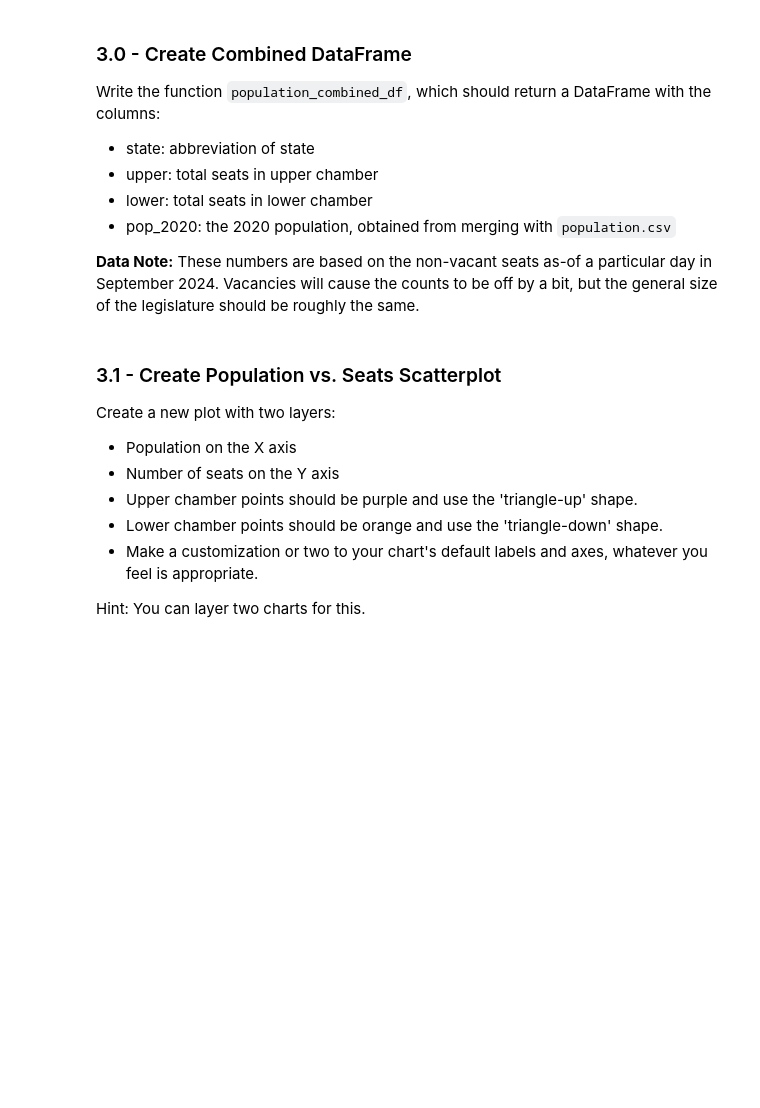
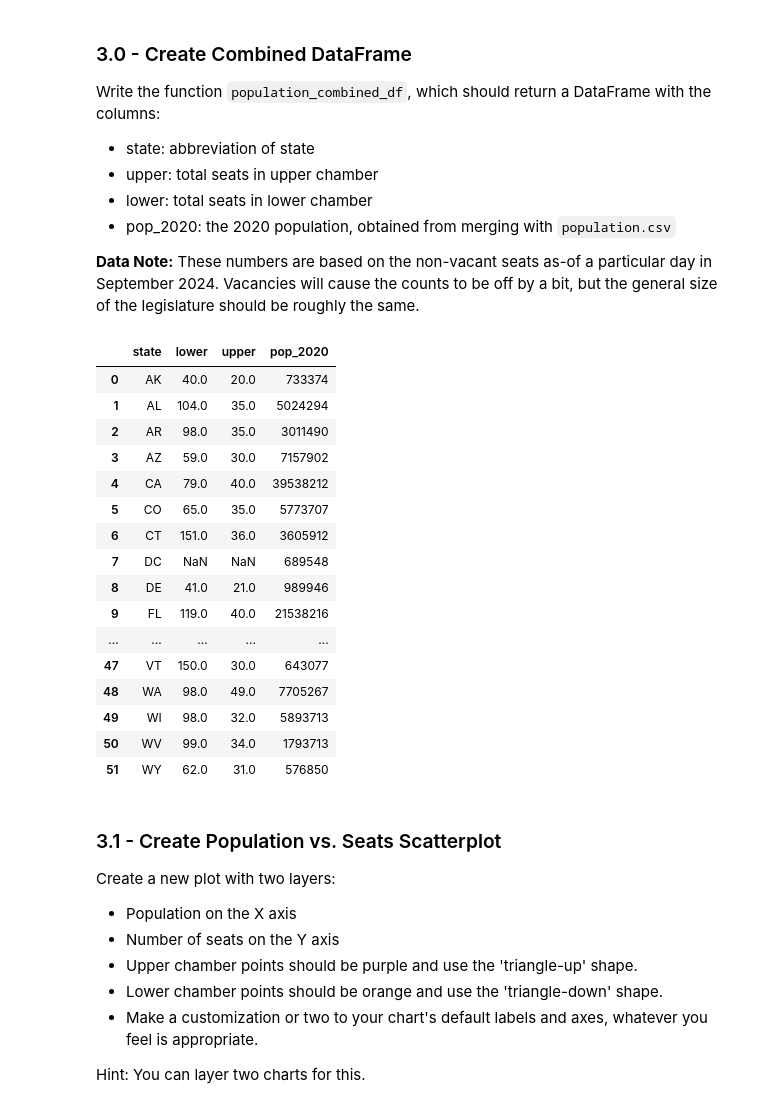
Before and after one commit to uchicago-2024-capp30239/altair-lab-ghazalin, a Jupyter notebook: altair_lab.ipynb, the cells around one changed output. Saved outputs shown, nothing was run; the diff lists cells and outputs as text; code cells hidden in the pictures; blank space fills up the shorter version.

```diff
--- a/altair_lab.ipynb
+++ b/altair_lab.ipynb
@@ -234,7 +288,39 @@ Write the function `population_combined_df`, which should return a DataFrame wit
 **Data Note:** These numbers are based on the non-vacant seats as-of a particular day in September 2024. Vacancies will cause the counts to be off by a bit, but the general size of the legislature should be roughly the same.
 # %%
 def population_combined_df():
-    pass # IMPLEMENTAION HERE
+
+    seats_df = legislators_df()
+    seats_df = seats_df.groupby(['state','type']).agg({'type':'size'}).unstack().reset_index()
+    seats_df.columns = ['state','legislature','lower','upper']
+    seats_df = seats_df[['state','lower','upper']]
+
+    pop_df = pd.read_csv('data/populations.csv')
+    pop_df['state'] = pop_df['state'].str.upper()
+
+    seats_df = pd.merge(seats_df,pop_df, how='left',on=['state'])
+
+    return seats_df
+
+
+population_combined_df()
+# %% [output]
+|  | state | lower | upper | pop_2020 |
+| 0 | AK | 40.0 | 20.0 | 733374 |
+| 1 | AL | 104.0 | 35.0 | 5024294 |
+| 2 | AR | 98.0 | 35.0 | 3011490 |
+| 3 | AZ | 59.0 | 30.0 | 7157902 |
+| 4 | CA | 79.0 | 40.0 | 39538212 |
+| 5 | CO | 65.0 | 35.0 | 5773707 |
+| 6 | CT | 151.0 | 36.0 | 3605912 |
+| 7 | DC | NaN | NaN | 689548 |
+| 8 | DE | 41.0 | 21.0 | 989946 |
+| 9 | FL | 119.0 | 40.0 | 21538216 |
+| ... | ... | ... | ... | ... |
+| 47 | VT | 150.0 | 30.0 | 643077 |
+| 48 | WA | 98.0 | 49.0 | 7705267 |
+| 49 | WI | 98.0 | 32.0 | 5893713 |
+| 50 | WV | 99.0 | 34.0 | 1793713 |
+| 51 | WY | 62.0 | 31.0 | 576850 |
 # %% [markdown]
 ### 3.1 - Create Population vs. Seats Scatterplot
 
```
Also changed, not shown: parts of 6 cells of this notebook.
